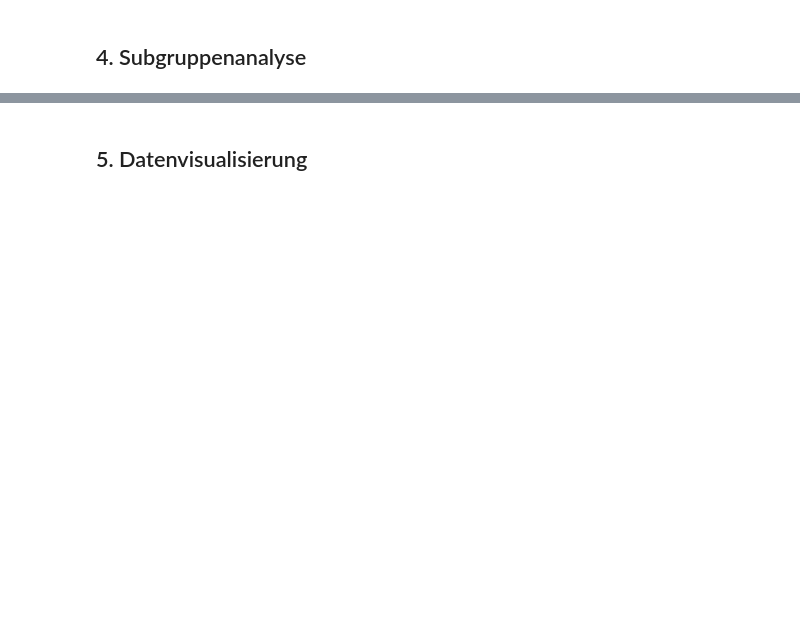
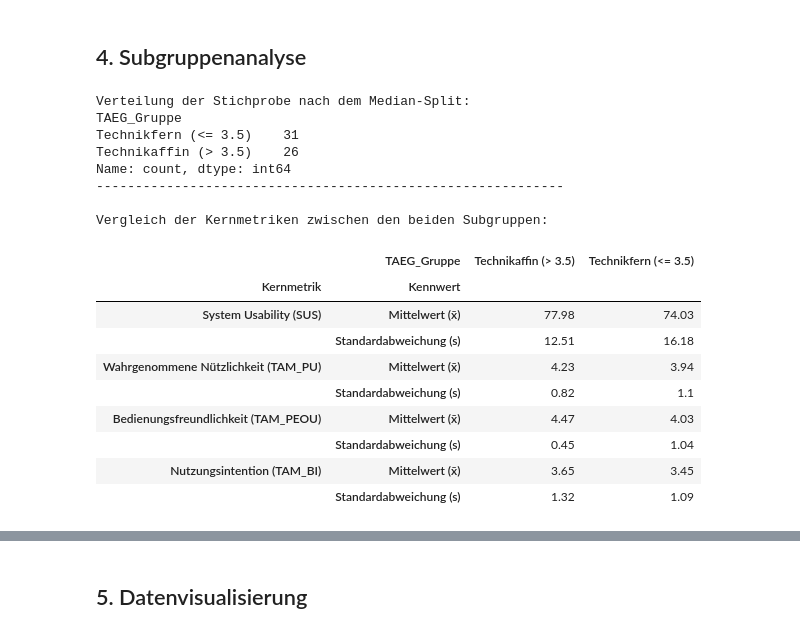
Before and after one commit to fuerstfabian/Analysis-Usability-Acceptance-CtxCommerce, a Jupyter notebook: notebooks/evaluation_analysis.ipynb, the cells around one changed output, grey strips where cells are left out. Saved outputs shown, nothing was run; the diff lists cells and outputs as text; code cells hidden in the pictures; blank space fills up the shorter version.

```diff
--- a/notebooks/evaluation_analysis.ipynb
+++ b/notebooks/evaluation_analysis.ipynb
@@ -347,2 +320,54 @@ Die geringe Unausgeglichenheit zwischen den Gruppengrößen ($31$ vs. $26$) ist
 # %% [markdown]
 ## 4. Subgruppenanalyse
+# %%
+# Festlegen des Medians aus der globalen Analyse
+taeg_median_value = 3.5
+
+# Einteilung der Probanden in zwei Gruppen (Median-Split)
+# Gruppe 0: Eher technikfern (Wert kleiner oder gleich Median)
+# Gruppe 1: Eher technikaffin (Wert größer als Median)
+df['TAEG_Gruppe'] = np.where(df['TAEG_S_Score'] <= taeg_median_value, 'Technikfern (<= 3.5)', 'Technikaffin (> 3.5)')
+
+# Verteilung der Probanden auf die Gruppen kontrollieren
+print("Verteilung der Stichprobe nach dem Median-Split:")
+print(df['TAEG_Gruppe'].value_counts())
+print("-" * 60)
+
+# Liste der zu vergleichenden Kernmetriken (ohne TAEG selbst)
+comparison_metrics = ['SUS_Score', 'TAM_PU', 'TAM_PEOU', 'TAM_BI']
+
+# Deskriptive Statistiken getrennt nach Gruppen berechnen
+group_stats = df.groupby('TAEG_Gruppe')[comparison_metrics].agg(['mean', 'std']).T
+
+# Zeilen für wissenschaftliche Darstellung umbenennen
+group_stats.index.names = ['Kernmetrik', 'Kennwert']
+group_stats = group_stats.rename(index={
+    'mean': 'Mittelwert (x̄)',
+    'std': 'Standardabweichung (s)',
+    'SUS_Score': 'System Usability (SUS)',
+    'TAM_PU': 'Wahrgenommene Nützlichkeit (TAM_PU)',
+    'TAM_PEOU': 'Bedienungsfreundlichkeit (TAM_PEOU)',
+    'TAM_BI': 'Nutzungsintention (TAM_BI)'
+})
+
+print("\nVergleich der Kernmetriken zwischen den beiden Subgruppen:")
+display(group_stats.round(2))
+# %% [output]
+Verteilung der Stichprobe nach dem Median-Split:
+TAEG_Gruppe
+Technikfern (<= 3.5)    31
+Technikaffin (> 3.5)    26
+Name: count, dtype: int64
+------------------------------------------------------------
+
+Vergleich der Kernmetriken zwischen den beiden Subgruppen:
+|  | TAEG_Gruppe | Technikaffin (> 3.5) | Technikfern (<= 3.5) |
+| Kernmetrik | Kennwert |  |  |
+| System Usability (SUS) | Mittelwert (x̄) | 77.98 | 74.03 |
+|  | Standardabweichung (s) | 12.51 | 16.18 |
+| Wahrgenommene Nützlichkeit (TAM_PU) | Mittelwert (x̄) | 4.23 | 3.94 |
+|  | Standardabweichung (s) | 0.82 | 1.1 |
+| Bedienungsfreundlichkeit (TAM_PEOU) | Mittelwert (x̄) | 4.47 | 4.03 |
+|  | Standardabweichung (s) | 0.45 | 1.04 |
+| Nutzungsintention (TAM_BI) | Mittelwert (x̄) | 3.65 | 3.45 |
+|  | Standardabweichung (s) | 1.32 | 1.09 |
```
Also changed, not shown: parts of 8 cells of this notebook, 1 other file.
